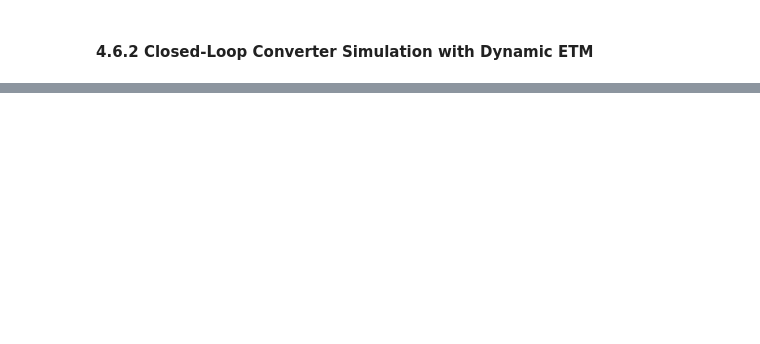
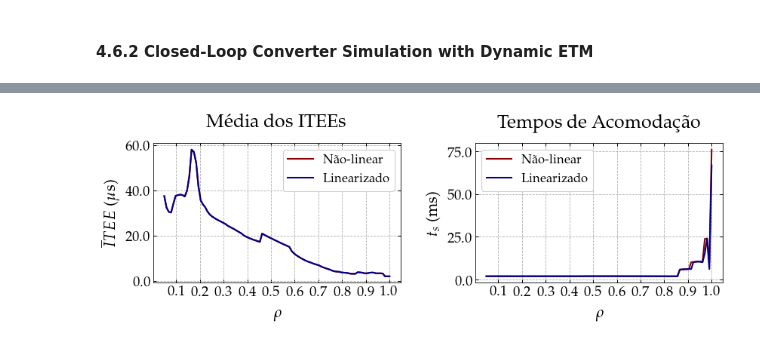
Before and after one commit to andel-vitorio/etc-for-dc-converters, a Jupyter notebook: notebooks/04 - ETC Buck Converter with CPL.ipynb, the cells around one changed output, grey strips where cells are left out. Saved outputs shown, nothing was run; the diff lists cells and outputs as text; code cells hidden in the pictures; blank space fills up the shorter version.

```diff
--- a/notebooks/04 - ETC Buck Converter with CPL.ipynb
+++ b/notebooks/04 - ETC Buck Converter with CPL.ipynb
@@ -1858,0 +1672,9 @@ plt.savefig(path, format='eps', bbox_inches='tight')
+# %%
+def get_settling_time(signal, timepts):
+  final_value = signal[-1]
+  limit = 0.02 * final_value
+
+  for i in range(len(signal) - 1, -1, -1):
+    if abs(signal[i] - final_value) >= limit:
+      return timepts[i]
+  return timepts[0]
@@ -1858,0 +1732,54 @@ plt.savefig(path, format='eps', bbox_inches='tight')
+# %%
+# Ordenar os resultados por ρ
+results_nl.sort(key=lambda x: x[0])
+results_l.sort(key=lambda x: x[0])
+
+# Extrair os valores de ρ e iet_mean para nl e l
+ρ_values_nl, iet_mean_nl_values, ts_nl_values = zip(*results_nl)
+ρ_values_l, iet_mean_l_values, ts_l_values = zip(*results_l)
+
+# Criar os subplots
+fig, axs = plt.subplots(1, 2, figsize=(13, 3.2))
+plt.subplots_adjust(wspace=0.3, hspace=0.)
+
+# Configurar o subplot para o modelo não linear (nl)
+set_subplot(
+    axs[0], ρ_values_nl, [et * 1e6 for et in iet_mean_nl_values],
+    xlabel='$\\rho$', ylabel='ITEE ($\\mu$s)',
+    title='Modelo Não-linear',
+    line_color='#8b0000', label='Não-linear'
+)
+
+# Configurar o subplot para o modelo linearizado (l)
+set_subplot(
+    axs[0], ρ_values_l, [et * 1e6 for et in iet_mean_l_values],
+    xlabel='$\\rho$', ylabel='$\overline {ITEE}$ ($\\mu$s)',
+    title='Média dos ITEEs',
+    line_color='#00008b', label='Linearizado',
+    x_tick_interval=0.1
+)
+
+# Configurar o subplot para o modelo não linear (nl)
+set_subplot(
+    axs[1], ρ_values_nl, [et * 1e3 for et in ts_nl_values],
+    xlabel='$\\rho$', ylabel='$t_s$ (ms)',
+    title='Modelo Não-linear',
+    line_color='#8b0000', label='Não-linear'
+)
+
+# Configurar o subplot para o modelo linearizado (l)
+set_subplot(
+    axs[1], ρ_values_l, [et * 1e3 for et in ts_l_values],
+    xlabel='$\\rho$', ylabel='$t_s$ (ms)',
+    title='Tempos de Acomodação',
+    line_color='#00008b', label='Linearizado',
+    x_tick_interval=0.1
+)
+
+path = f"/home/andel/Documentos/Mestrado/My Authorship Papers/cba2024-paper/figuras/Buck/{scenarios[SCENARIO_TAG]['tag']}_DynamicETM_Rho.eps"
+plt.savefig(path, format='eps', bbox_inches='tight')
+
+# Mostrar a figura
+plt.show()
+# %% [output]
+[figure, added]
```
Also changed, not shown: parts of 21 cells of this notebook, 8 other files.
